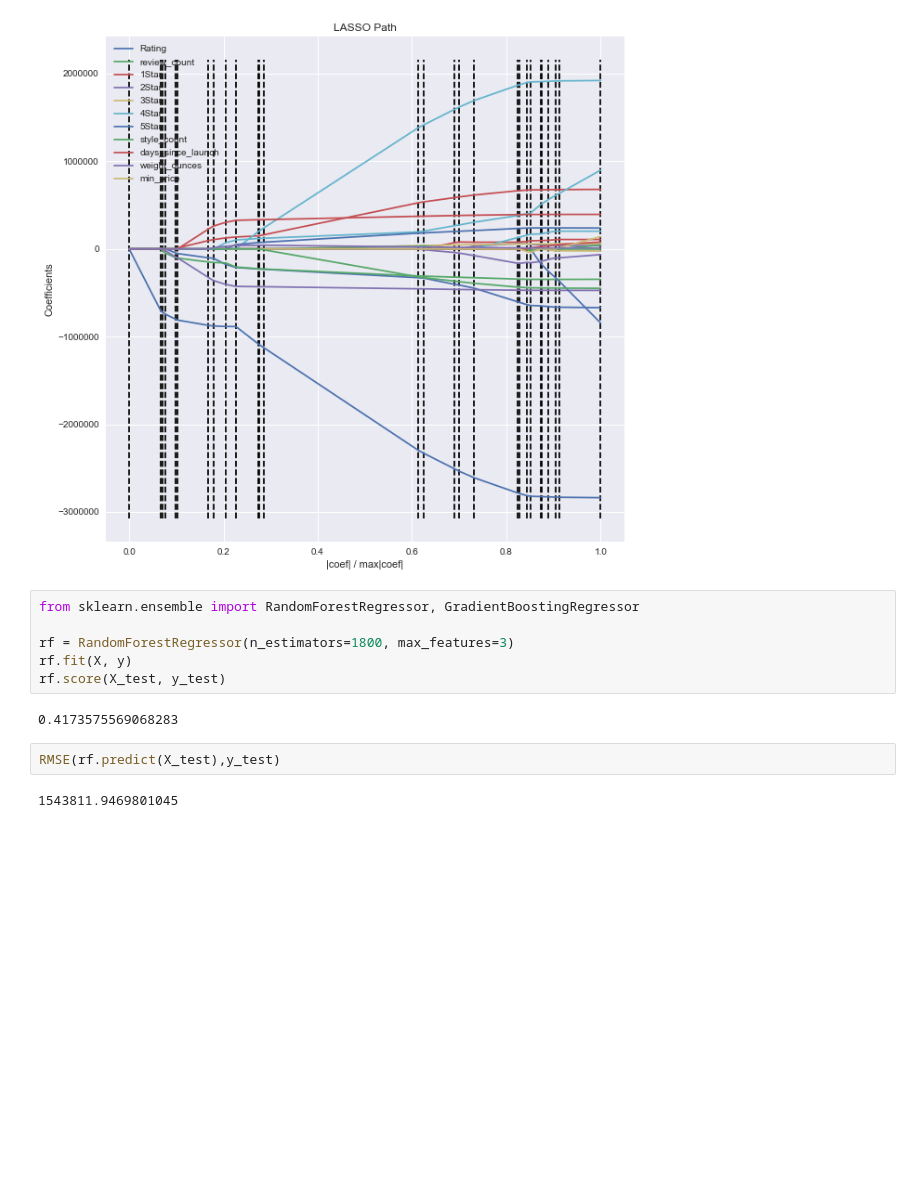
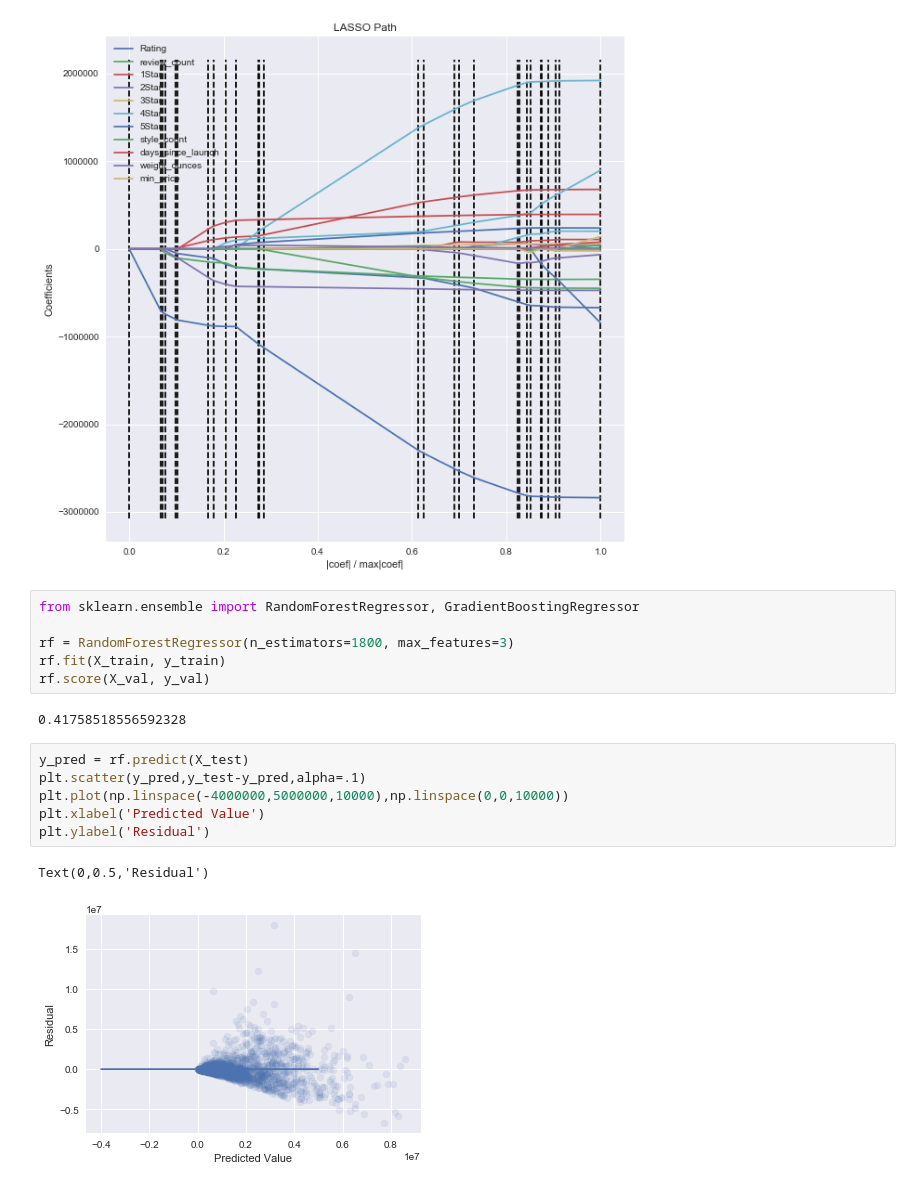
Before and after one commit to Ifeadewumi/metis_work, a Jupyter notebook: luther/Amazon_data_clean.ipynb, the cells around one changed output. Drawn from its saved outputs; the diff is of its cells as text; blank space fills up the shorter version.

```diff
--- a/luther/Amazon_data_clean.ipynb
+++ b/luther/Amazon_data_clean.ipynb
@@ -708,14 +739,19 @@ plt.show()
 from sklearn.ensemble import RandomForestRegressor, GradientBoostingRegressor
 
 rf = RandomForestRegressor(n_estimators=1800, max_features=3)
-rf.fit(X, y)
-rf.score(X_test, y_test)
+rf.fit(X_train, y_train)
+rf.score(X_val, y_val)
 # %% [output]
-0.4173575569068283
+0.41758518556592328
-# %%
-RMSE(rf.predict(X_test),y_test)
-# %% [output]
-1543811.9469801045
+# %%
+y_pred = rf.predict(X_test)
+plt.scatter(y_pred,y_test-y_pred,alpha=.1)
+plt.plot(np.linspace(-4000000,5000000,10000),np.linspace(0,0,10000))
+plt.xlabel('Predicted Value')
+plt.ylabel('Residual')
+# %% [output]
+Text(0,0.5,'Residual')
+[figure, added]
 # %%
 feat_imps = list(zip(X_train.columns,rf.feature_importances_))
 feat_imps = sorted(feat_imps, key = lambda x: x[1], reverse=False)
```
Also changed, not shown: parts of 13 cells of this notebook, 19 other files.
